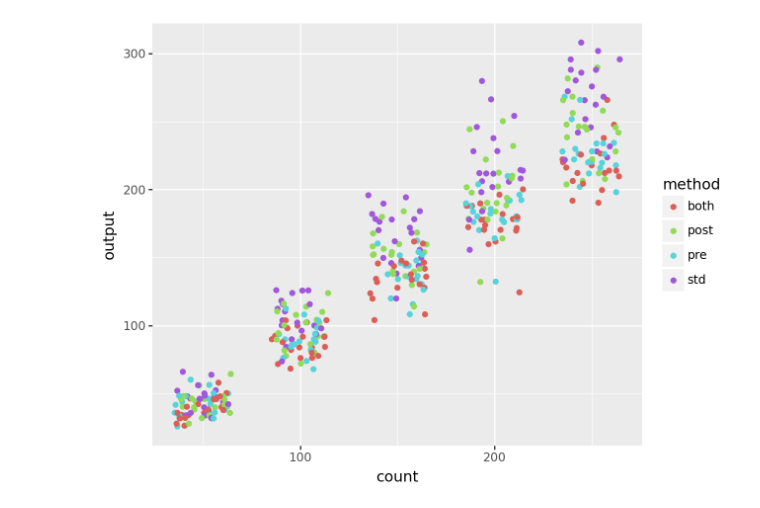
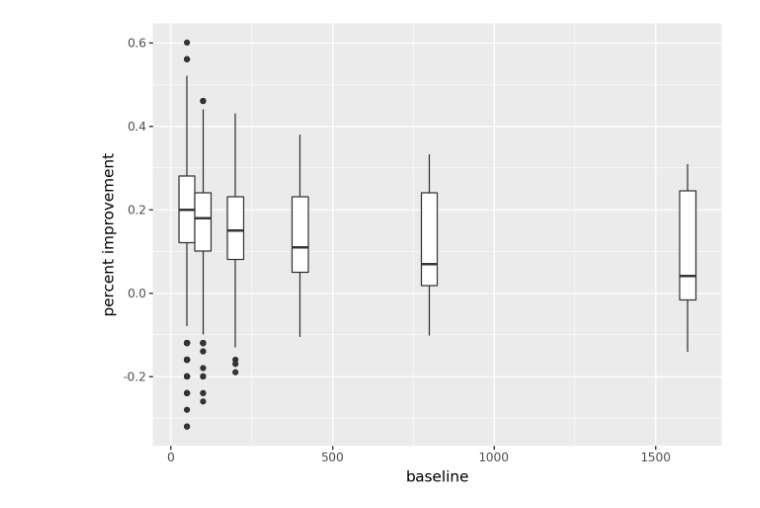
Before and after one commit to smendelson164/two_qubit, a Jupyter notebook: 2_qubit_experiments.ipynb, the cells around one changed output. Drawn from its saved outputs; the diff is of its cells as text; code cells hidden in the pictures.

```diff
--- a/2_qubit_experiments.ipynb
+++ b/2_qubit_experiments.ipynb
@@ -17,29 +11,24 @@ T = full_look_up_table(11)
 # %%
-# I use pandas dataframes to strore the data.
-# It makes plotting much easier using plotnine (a python equivalent of ggplot)
+# Creates a pandas dataframe as output of experiments for use in visualization
 
-df = pd.DataFrame(columns=['count','method','output'])
-counts = [50,100,150,200,250]
-index = 0
+df = pd.DataFrame(columns=['input','baseline','method','output','percent improvement'])
+counts = [100,150,200,250]
 for c in counts:
     print(c)
-    for i in range(20):
-        print(i)
-        temp,seq = random_operation(c)
-        std = compile(temp)
-        output = len(std[0])
-        df.loc[index] = [c,'std',output]
-        index += 1
-        pre = preprocessing(temp)
-        output = len(pre[0])
-        df.loc[index] = [c,'pre',output]
-        index += 1
-        post = postprocessing(std[0],T,12)
-        output = len(post[0])
-        df.loc[index] = [c,'post',output]
-        index += 1
-        both = postprocessing(pre[0],T,12)
-        output = len(both[0])
-        df.loc[index] = [c,'both',output]
-        index += 1
+    results = []
+    for i in range(1):
+        operation,sequence = random_operation(c)
+        compiled,A = compile(operation)
+        pre,A = preprocessing(operation)
+        pre_post,A = postprocessing(pre,T,12)
+        post_matrix,A = postprocessing(compiled,T,12)
+        post_seq,A = postprocessing(sequence,T,12)
+        results.append(['matrix',len(compiled),'pre',len(pre),1-len(pre)/len(compiled)])
+        results.append(['matrix',len(compiled),'post',len(post_matrix),1-len(post_matrix)/len(compiled)])
+        results.append(['matrix',len(compiled),'both',len(pre_post),1-len(pre_post)/len(compiled)])
+        results.append(['sequence',c,'pre',len(pre),1-len(pre)/c])
+        results.append(['sequence',c,'post',len(post_seq),1-len(post_seq)/c])
+        results.append(['sequence',c,'both',len(pre_post),1-len(pre_post)/c])
+
+    df = pd.DataFrame(results,columns=['input','baseline','method','output','percent improvement'])
 # %% [output]
@@ -72,4 +36,4 @@ ggplot() \
 # %%
-ggplot(df,aes('count','output',color='method')) + geom_jitter(width=15)
+ggplot(df[df['input']=='sequence'],aes('baseline','percent improvement',group='baseline')) + geom_boxplot(width=50)
 # %% [output]
-[figure, old version]
+[figure, new version]
```
Also changed, not shown: parts of 4 cells of this notebook, 1 other file.
